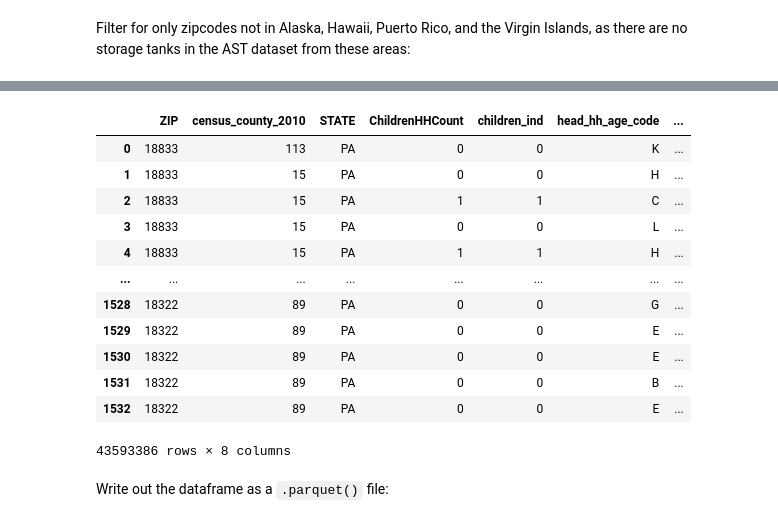
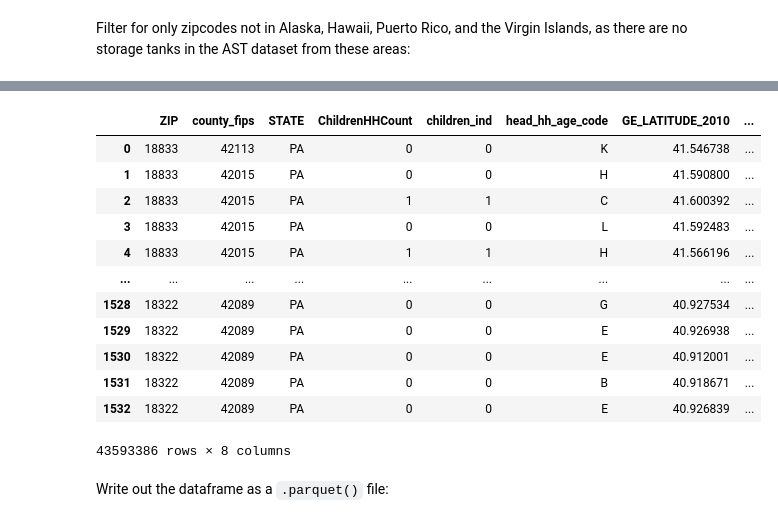
Before and after one commit to Howard-nolan/Codeplus-Data-Visualization, a Jupyter notebook: processing/01_merging_files.ipynb, the cells around one changed output, grey strips where cells are left out. Saved outputs shown, nothing was run; the diff lists cells and outputs as text; code cells hidden in the pictures.

````diff
--- a/processing/01_merging_files.ipynb
+++ b/processing/01_merging_files.ipynb
@@ -10,0 +19,4 @@ import pandas as pd
+# %%
+DATA_DIR = os.getcwd()
+DATA_DIR = DATA_DIR.replace('processing', 'data')
+DATA_DIR
@@ -10,0 +139,3 @@ import pandas as pd
+# %%
+f = pd.read_parquet(DATA_DIR + '/infousa_merged.parquet')
+f
@@ -32,6 +172,7 @@
 # %%
 %%time
 #combine all files in the list
-zip_00_25 = pd.concat([pd.read_csv(f, sep = '\t', engine='pyarrow') for f in newlist])
+zip_00_25 = pd.concat([pd.read_csv(f, sep = '\t',
+                                   dtype = {'census_state_2010': 'str', 'census_county_2010': 'str'}) for f in newlist])
 zip_00_25.head()
 # %% [output]
@@ -48,5 +189,10 @@ Wall time: 9min 33s
 Filter for only the columns relevant to our future work:
 # %%
 %%time
-zip_00_25 = zip_00_25[['ZIP', 'census_county_2010', 'STATE', 'ChildrenHHCount', 'children_ind', 'head_hh_age_code', 'GE_LATITUDE_2010', 'GE_LONGITUDE_2010']]
+zip_00_25['county_fips'] = zip_00_25['census_state_2010'] + zip_00_25['census_county_2010']
+
+zip_00_25 = zip_00_25[['ZIP', 'county_fips', 'STATE', 'ChildrenHHCount', 'children_ind',
+                       'head_hh_age_code', 'GE_LATITUDE_2010', 'GE_LONGITUDE_2010']]
+
+zip_00_25
 # %% [output]
@@ -57,4 +216,6 @@ Filter for only zipcodes not in Alaska, Hawaii, Puerto Rico, and the Virgin Isla
 # %%
 %%time
 zip_00_25 = zip_00_25[((zip_00_25['STATE'] != 'AK') & (zip_00_25['STATE'] != 'HI') & (zip_00_25['STATE'] != 'PR') & (zip_00_25['STATE'] != 'VI'))]
+
+zip_00_25
 # %% [output]
@@ -61,16 +224,16 @@ zip_00_25 = zip_00_25[((zip_00_25['STATE'] != 'AK') & (zip_00_25['STATE'] != 'HI
-|  | ZIP | census_county_2010 | STATE | ChildrenHHCount | children_ind | head_hh_age_code | ... |
-| 0 | 18833 | 113 | PA | 0 | 0 | K | ... |
-| 1 | 18833 | 15 | PA | 0 | 0 | H | ... |
-| 2 | 18833 | 15 | PA | 1 | 1 | C | ... |
-| 3 | 18833 | 15 | PA | 0 | 0 | L | ... |
-| 4 | 18833 | 15 | PA | 1 | 1 | H | ... |
-| ... | ... | ... | ... | ... | ... | ... | ... |
-| 1528 | 18322 | 89 | PA | 0 | 0 | G | ... |
-| 1529 | 18322 | 89 | PA | 0 | 0 | E | ... |
-| 1530 | 18322 | 89 | PA | 0 | 0 | E | ... |
-| 1531 | 18322 | 89 | PA | 0 | 0 | B | ... |
-| 1532 | 18322 | 89 | PA | 0 | 0 | E | ... |
+|  | ZIP | county_fips | STATE | ChildrenHHCount | children_ind | head_hh_age_code | GE_LATITUDE_2010 | ... |
+| 0 | 18833 | 42113 | PA | 0 | 0 | K | 41.546738 | ... |
+| 1 | 18833 | 42015 | PA | 0 | 0 | H | 41.590800 | ... |
+| 2 | 18833 | 42015 | PA | 1 | 1 | C | 41.600392 | ... |
+| 3 | 18833 | 42015 | PA | 0 | 0 | L | 41.592483 | ... |
+| 4 | 18833 | 42015 | PA | 1 | 1 | H | 41.566196 | ... |
+| ... | ... | ... | ... | ... | ... | ... | ... | ... |
+| 1528 | 18322 | 42089 | PA | 0 | 0 | G | 40.927534 | ... |
+| 1529 | 18322 | 42089 | PA | 0 | 0 | E | 40.926938 | ... |
+| 1530 | 18322 | 42089 | PA | 0 | 0 | E | 40.912001 | ... |
+| 1531 | 18322 | 42089 | PA | 0 | 0 | B | 40.918671 | ... |
+| 1532 | 18322 | 42089 | PA | 0 | 0 | E | 40.926839 | ... |
-43593386 rows × 8 columns
+43593386 rows × 8 columns
 # %% [markdown]
 Write out the dataframe as a ```.parquet()``` file:
 # %%
````
Also changed, not shown: parts of 48 cells of this notebook, 13 other files.
